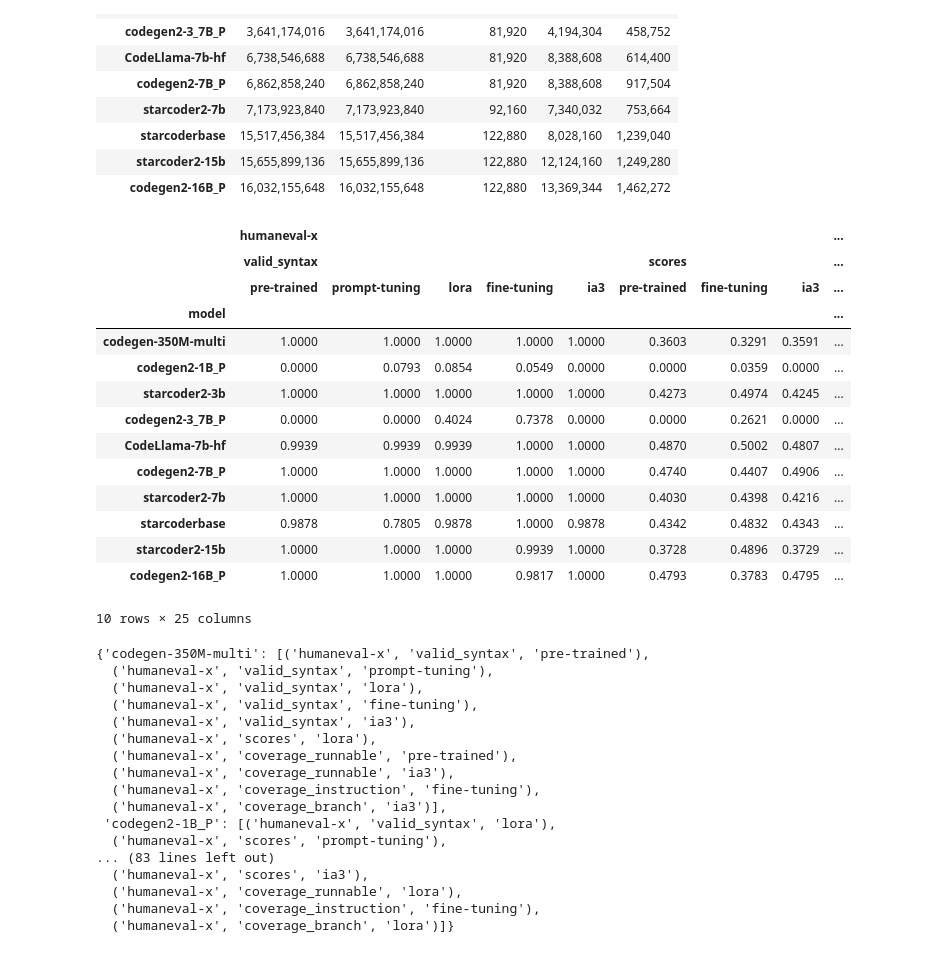
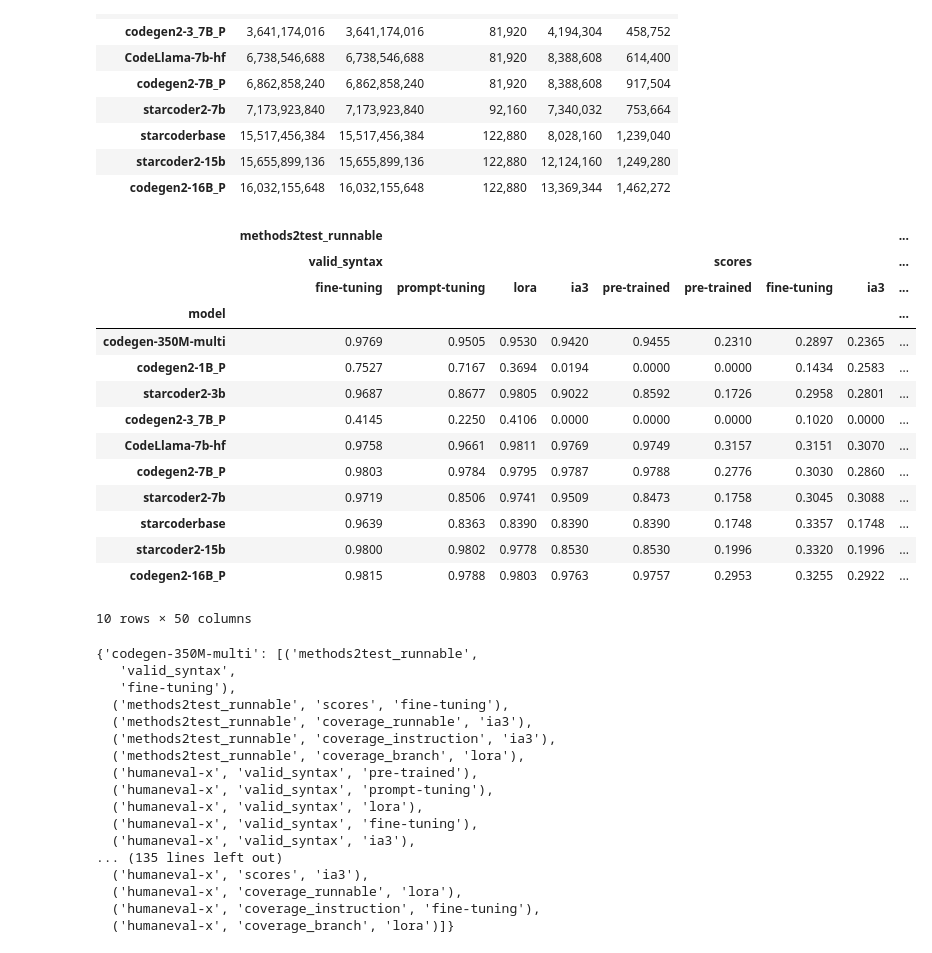
Before and after one commit to andstor/peft-unit-test-generation-replication-package, a Jupyter notebook: analysis/tables.ipynb, the cells around one changed output. Cells and saved outputs as stored; diff of their text form; code cells hidden in the pictures.

```diff
--- a/analysis/tables.ipynb
+++ b/analysis/tables.ipynb
@@ -20,8 +20,8 @@ models = {
 
 #datasets = ['methods2test_runnable', 'humaneval-x']
 datasets = {
+    'methods2test_runnable': '\\textsc{Methods2Test\\textsubscript{runnable}}',
     'humaneval-x': '\\textsc{HumanEval-X\\textsubscript{java}}',
-#    'methods2test_runnable': '\\textsc{Methods2Test\\textsubscript{runnable}}',
 }
 
 columns = ['valid_syntax', 'scores', 'coverage_runnable', 'coverage_instruction', 'coverage_branch']
@@ -29,9 +29,9 @@ columns = ['valid_syntax', 'scores', 'coverage_runnable', 'coverage_instruction'
 methods = {
     'pre-trained': 'None',
     'fine-tuning': 'Fine-tuning',
-    'prompt-tuning': 'Prompt tuning',
     'lora': 'LoRA',
     'ia3': '(IA)\\textsuperscript{3}',
+    'prompt-tuning': 'Prompt tuning',
 }
 # %%
 model_trainable_params =  pd.read_csv(DATA_DIR / 'params_data.csv', index_col=0)
@@ -54,48 +54,54 @@ model_trainable_params
 # %%
 
 data = {}
 
 for dataset in datasets.keys():
     dataset_dir = DATA_DIR / dataset
 
-    coverage_branch = pd.read_csv(dataset_dir / 'coverage_branch.csv', index_col=0, header=None).T.set_index('model').loc[models.keys()]
+    coverage_branch = pd.read_csv(dataset_dir / 'coverage_branch.csv', index_col=0)
+    coverage_branch.index = coverage_branch.index.str.split('/').str[1]
+    coverage_branch = coverage_branch.loc[models.keys()]
 
+    coverage_instruction = pd.read_csv(dataset_dir / 'coverage_instruction.csv', index_col=0)
+    coverage_instruction.index = coverage_instruction.index.str.split('/').str[1]
+    coverage_instruction = coverage_instruction.loc[models.keys()]
 
-    coverage_instruction = pd.read_csv(dataset_dir / 'coverage_instruction.csv', index_col=0, header=None).T.set_index('model').loc[models.keys()]
+    coverage_runnable = pd.read_csv(dataset_dir / 'coverage_runnable.csv', index_col=0)
+    coverage_runnable.index = coverage_runnable.index.str.split('/').str[1]
+    coverage_runnable = coverage_runnable.loc[models.keys()]
 
-    coverage_runnable = pd.read_csv(dataset_dir / 'coverage_runnable.csv', index_col=0, header=None).T.set_index('model').loc[models.keys()]
 
     scores = pd.read_csv(dataset_dir / 'scores.csv', index_col=0)
     scores.index = scores.index.str.split('/').str[1]
     scores = scores.loc[models.keys()]
 
     valid_syntax = pd.read_csv(dataset_dir / 'valid_syntax.csv', index_col=0)
     valid_syntax.index = valid_syntax.index.str.split('/').str[1]
     valid_syntax = valid_syntax.loc[models.keys()]
 
     data[dataset] = pd.concat([valid_syntax, scores, coverage_runnable, coverage_instruction, coverage_branch], axis=1, keys=columns)
 
 
 #concat all datasets
 data = pd.concat(data, axis=1)
 data = data.astype(float).round(4)
 data
 # %% [output]
-|  | humaneval-x |  |  |  |  |  |  |  | ... |
+|  | methods2test_runnable |  |  |  |  |  |  |  | ... |
 |  | valid_syntax |  |  |  |  | scores |  |  | ... |
-|  | pre-trained | prompt-tuning | lora | fine-tuning | ia3 | pre-trained | fine-tuning | ia3 | ... |
+|  | fine-tuning | prompt-tuning | lora | ia3 | pre-trained | pre-trained | fine-tuning | ia3 | ... |
 | model |  |  |  |  |  |  |  |  | ... |
-| codegen-350M-multi | 1.0000 | 1.0000 | 1.0000 | 1.0000 | 1.0000 | 0.3603 | 0.3291 | 0.3591 | ... |
-| codegen2-1B_P | 0.0000 | 0.0793 | 0.0854 | 0.0549 | 0.0000 | 0.0000 | 0.0359 | 0.0000 | ... |
-| starcoder2-3b | 1.0000 | 1.0000 | 1.0000 | 1.0000 | 1.0000 | 0.4273 | 0.4974 | 0.4245 | ... |
-| codegen2-3_7B_P | 0.0000 | 0.0000 | 0.4024 | 0.7378 | 0.0000 | 0.0000 | 0.2621 | 0.0000 | ... |
-| CodeLlama-7b-hf | 0.9939 | 0.9939 | 0.9939 | 1.0000 | 1.0000 | 0.4870 | 0.5002 | 0.4807 | ... |
-| codegen2-7B_P | 1.0000 | 1.0000 | 1.0000 | 1.0000 | 1.0000 | 0.4740 | 0.4407 | 0.4906 | ... |
-| starcoder2-7b | 1.0000 | 1.0000 | 1.0000 | 1.0000 | 1.0000 | 0.4030 | 0.4398 | 0.4216 | ... |
-| starcoderbase | 0.9878 | 0.7805 | 0.9878 | 1.0000 | 0.9878 | 0.4342 | 0.4832 | 0.4343 | ... |
-| starcoder2-15b | 1.0000 | 1.0000 | 1.0000 | 0.9939 | 1.0000 | 0.3728 | 0.4896 | 0.3729 | ... |
-| codegen2-16B_P | 1.0000 | 1.0000 | 1.0000 | 0.9817 | 1.0000 | 0.4793 | 0.3783 | 0.4795 | ... |
+| codegen-350M-multi | 0.9769 | 0.9505 | 0.9530 | 0.9420 | 0.9455 | 0.2310 | 0.2897 | 0.2365 | ... |
+| codegen2-1B_P | 0.7527 | 0.7167 | 0.3694 | 0.0194 | 0.0000 | 0.0000 | 0.1434 | 0.2583 | ... |
+| starcoder2-3b | 0.9687 | 0.8677 | 0.9805 | 0.9022 | 0.8592 | 0.1726 | 0.2958 | 0.2801 | ... |
+| codegen2-3_7B_P | 0.4145 | 0.2250 | 0.4106 | 0.0000 | 0.0000 | 0.0000 | 0.1020 | 0.0000 | ... |
+| CodeLlama-7b-hf | 0.9758 | 0.9661 | 0.9811 | 0.9769 | 0.9749 | 0.3157 | 0.3151 | 0.3070 | ... |
+| codegen2-7B_P | 0.9803 | 0.9784 | 0.9795 | 0.9787 | 0.9788 | 0.2776 | 0.3030 | 0.2860 | ... |
+| starcoder2-7b | 0.9719 | 0.8506 | 0.9741 | 0.9509 | 0.8473 | 0.1758 | 0.3045 | 0.3088 | ... |
+| starcoderbase | 0.9639 | 0.8363 | 0.8390 | 0.8390 | 0.8390 | 0.1748 | 0.3357 | 0.1748 | ... |
+| starcoder2-15b | 0.9800 | 0.9802 | 0.9778 | 0.8530 | 0.8530 | 0.1996 | 0.3320 | 0.1996 | ... |
+| codegen2-16B_P | 0.9815 | 0.9788 | 0.9803 | 0.9763 | 0.9757 | 0.2953 | 0.3255 | 0.2922 | ... |
-10 rows × 25 columns
+10 rows × 50 columns
 # %%
 best_method_data = {}
 
@@ -117,19 +123,19 @@ for dataset in datasets.keys():
 
 best_method_data
 # %% [output]
-{'codegen-350M-multi': [('humaneval-x', 'valid_syntax', 'pre-trained'),
+{'codegen-350M-multi': [('methods2test_runnable',
+   'valid_syntax',
+   'fine-tuning'),
+  ('methods2test_runnable', 'scores', 'fine-tuning'),
+  ('methods2test_runnable', 'coverage_runnable', 'ia3'),
+  ('methods2test_runnable', 'coverage_instruction', 'ia3'),
+  ('methods2test_runnable', 'coverage_branch', 'lora'),
+  ('humaneval-x', 'valid_syntax', 'pre-trained'),
   ('humaneval-x', 'valid_syntax', 'prompt-tuning'),
   ('humaneval-x', 'valid_syntax', 'lora'),
   ('humaneval-x', 'valid_syntax', 'fine-tuning'),
   ('humaneval-x', 'valid_syntax', 'ia3'),
-  ('humaneval-x', 'scores', 'lora'),
-  ('humaneval-x', 'coverage_runnable', 'pre-trained'),
-  ('humaneval-x', 'coverage_runnable', 'ia3'),
-  ('humaneval-x', 'coverage_instruction', 'fine-tuning'),
-  ('humaneval-x', 'coverage_branch', 'ia3')],
- 'codegen2-1B_P': [('humaneval-x', 'valid_syntax', 'lora'),
-  ('humaneval-x', 'scores', 'prompt-tuning'),
-... (83 lines left out)
+... (135 lines left out)
   ('humaneval-x', 'scores', 'ia3'),
   ('humaneval-x', 'coverage_runnable', 'lora'),
   ('humaneval-x', 'coverage_instruction', 'fine-tuning'),
```
Also changed, not shown: parts of 2 cells of this notebook.
